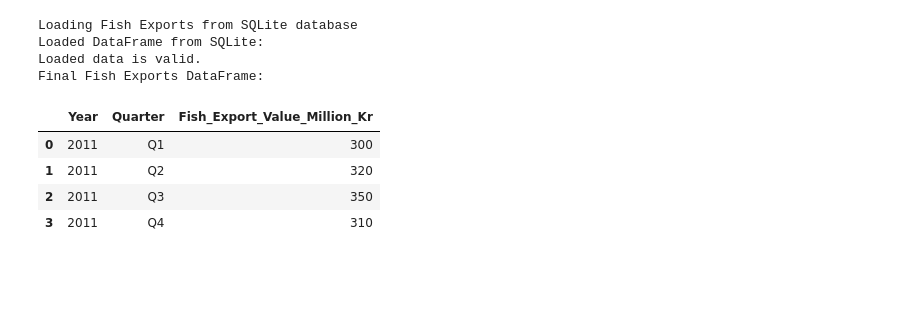
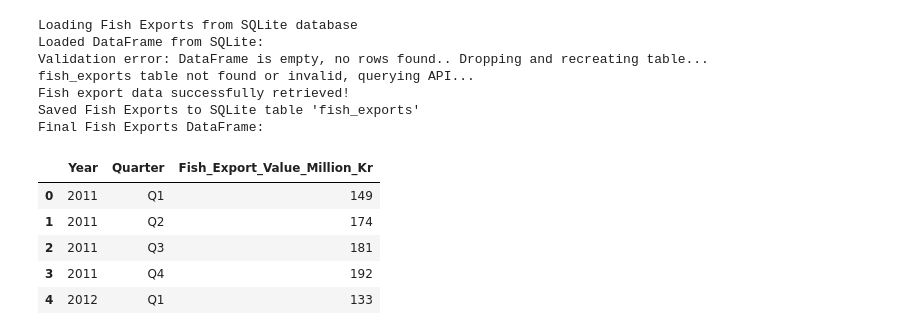
Before and after one commit to ccspen21/greenland-fishery-nowcast-2025, a Jupyter notebook: setup_dataset.ipynb, the cells around one changed output. Drawn from its saved outputs; the diff is of its cells as text; code cells hidden in the pictures; blank space fills up the shorter version.

```diff
--- a/setup_dataset.ipynb
+++ b/setup_dataset.ipynb
@@ -185,7 +219,6 @@ if cursor.fetchone():
     print("Loading Fish Exports from SQLite database")
     df_fish_clean = pd.read_sql_query("SELECT * FROM fish_exports", conn)
     print("Loaded DataFrame from SQLite:")
-    # Validate the loaded data
     expected_columns = ["Year", "Quarter", "Fish_Export_Value_Million_Kr"]
     dtypes = {"Year": int, "Quarter": str, "Fish_Export_Value_Million_Kr": int}
     try:
@@ -199,61 +232,93 @@ if cursor.fetchone():
 
 if df_fish_clean is None:
     print("fish_exports table not found or invalid, querying API...")
-    url = "https://bank.stat.gl:443/api/v1/en/Greenland/BE/BE80/BEXSTA22.px"
+    url = "https://bank.stat.gl:443/api/v1/en/Greenland/IE/IE10/IEX2PROD.px"
     query = {
         "query": [
-            {"code": "unit", "selection": {"filter": "item", "values": ["Mill. kr."]}},
-            {"code": "time", "selection": {"filter": "item", "values": [str(y) for y in range(2011, 2025)]}},
-            {"code": "quarter", "selection": {"filter": "item", "values": ["1", "2", "3", "4"]}}
+            {"code": "branch", "selection": {"filter": "item", "values": ["46"]}},
+            {"code": "quarter", "selection": {"filter": "item", "values": ["1", "2", "3", "4"]}},
+            {"code": "time", "selection": {"filter": "item", "values": [str(y) for y in range(2011, 2025)]}}
         ],
         "response": {"format": "json-stat2"}
     }
     try:
-        response = requests.post(url, json=query, timeout=30)
-        response.raise_for_status()
+        response = fetch_with_retries(url, max_retries=3, timeout=60, method='post', json=query)
         dataset = pyjstat.Dataset.read(response.text)
-        df = dataset.write('dataframe')
-        print("Data successfully retrieved and converted to DataFrame!")
+        df_fish_exports = dataset.write('dataframe')
+        print("Fish export data successfully retrieved!")
 
         # Clean DataFrame
-        df_fish_clean = df.copy()
-        df_fish_clean.rename(columns={
+        df_fish_clean = df_fish_exports.copy()
+        column_mapping = {
             "time": "Year",
             "quarter": "Quarter",
             "value": "Fish_Export_Value_Million_Kr"
-        }, inplace=True)
-        df_fish_clean["Quarter"] = df_fish_clean["Quarter"].str.replace("Quarter ", "Q")
+        }
+        if "quarter" not in df_fish_exports.columns and "Quarter" in df_fish_exports.columns:
+            column_mapping["Quarter"] = "Quarter"
+            del column_mapping["quarter"]
+        df_fish_clean.rename(columns=column_mapping, inplace=True)
+
+        if "Quarter" not in df_fish_clean.columns:
+            raise ValueError("Quarter column missing after renaming.")
+        if df_fish_clean["Quarter"].isnull().any():
+            raise ValueError("Quarter column contains NaN values after renaming: " + str(df_fish_clean["Quarter"].head()))
+
+        # Fix quarters (case-insensitive replacement)
+        df_fish_clean["Quarter"] = df_fish_clean["Quarter"].str.replace(r"[Qq]uarter ", "Q", regex=True)
         quarter_order = ["Q1", "Q2", "Q3", "Q4"]
         df_fish_clean["Quarter"] = pd.Categorical(df_fish_clean["Quarter"], categories=quarter_order, ordered=True)
+        df_fish_clean = df_fish_clean.sort_values(by=["Year", "Quarter"]).reset_index(drop=True)
+
+        if df_fish_clean["Quarter"].isnull().any():
+            raise ValueError("Quarter column contains NaN values after transformation: " + str(df_fish_clean["Quarter"].head()))
+
+        # Convert export value to million Kr and round
+        df_fish_clean["Fish_Export_Value_Million_Kr"] = df_fish_clean["Fish_Export_Value_Million_Kr"] / 1e6
+        df_fish_clean["Fish_Export_Value_Million_Kr"] = df_fish_clean["Fish_Export_Value_Million_Kr"].round(0).astype(int)
         df_fish_clean = df_fish_clean[["Year", "Quarter", "Fish_Export_Value_Million_Kr"]]
         df_fish_clean["Year"] = df_fish_clean["Year"].astype(int)
 
         # Validate before saving to SQLite
         expected_columns = ["Year", "Quarter", "Fish_Export_Value_Million_Kr"]
         dtypes = {"Year": int, "Quarter": str, "Fish_Export_Value_Million_Kr": int}
         validate_dataframe(df_fish_clean, expected_columns, dtypes)
 
-        # Insert data into table (schema already created)
+        # Create table with primary key constraint
+        cursor.execute("""
+            CREATE TABLE fish_exports (
+                Year INTEGER NOT NULL,
+                Quarter TEXT NOT NULL,
+                Fish_Export_Value_Million_Kr INTEGER,
+                PRIMARY KEY (Year, Quarter)
+            )
+        """)
+
+        # Insert data into table
         df_fish_clean.to_sql('fish_exports', conn, if_exists='append', index=False)
         conn.commit()
         print("Saved Fish Exports to SQLite table 'fish_exports'")
     except requests.exceptions.RequestException as e:
-        print(f"Error fetching Fish Exports data: {e}")
+        print(f"Failed to retrieve data from API: {e}")
         df_fish_clean = pd.DataFrame(columns=["Year", "Quarter", "Fish_Export_Value_Million_Kr"])  # Empty DataFrame as fallback
 
 # Final display
 print("Final Fish Exports DataFrame:")
 display(df_fish_clean.head())
 # %% [output]
 Loading Fish Exports from SQLite database
 Loaded DataFrame from SQLite:
-Loaded data is valid.
+Validation error: DataFrame is empty, no rows found.. Dropping and recreating table...
+fish_exports table not found or invalid, querying API...
+Fish export data successfully retrieved!
+Saved Fish Exports to SQLite table 'fish_exports'
 Final Fish Exports DataFrame:
 |  | Year | Quarter | Fish_Export_Value_Million_Kr |
-| 0 | 2011 | Q1 | 300 |
-| 1 | 2011 | Q2 | 320 |
-| 2 | 2011 | Q3 | 350 |
-| 3 | 2011 | Q4 | 310 |
+| 0 | 2011 | Q1 | 149 |
+| 1 | 2011 | Q2 | 174 |
+| 2 | 2011 | Q3 | 181 |
+| 3 | 2011 | Q4 | 192 |
+| 4 | 2012 | Q1 | 133 |
 # %%
 # VARIABLE 3: WEST GREENLAND SST
 
```
Also changed, not shown: parts of 10 cells of this notebook.
